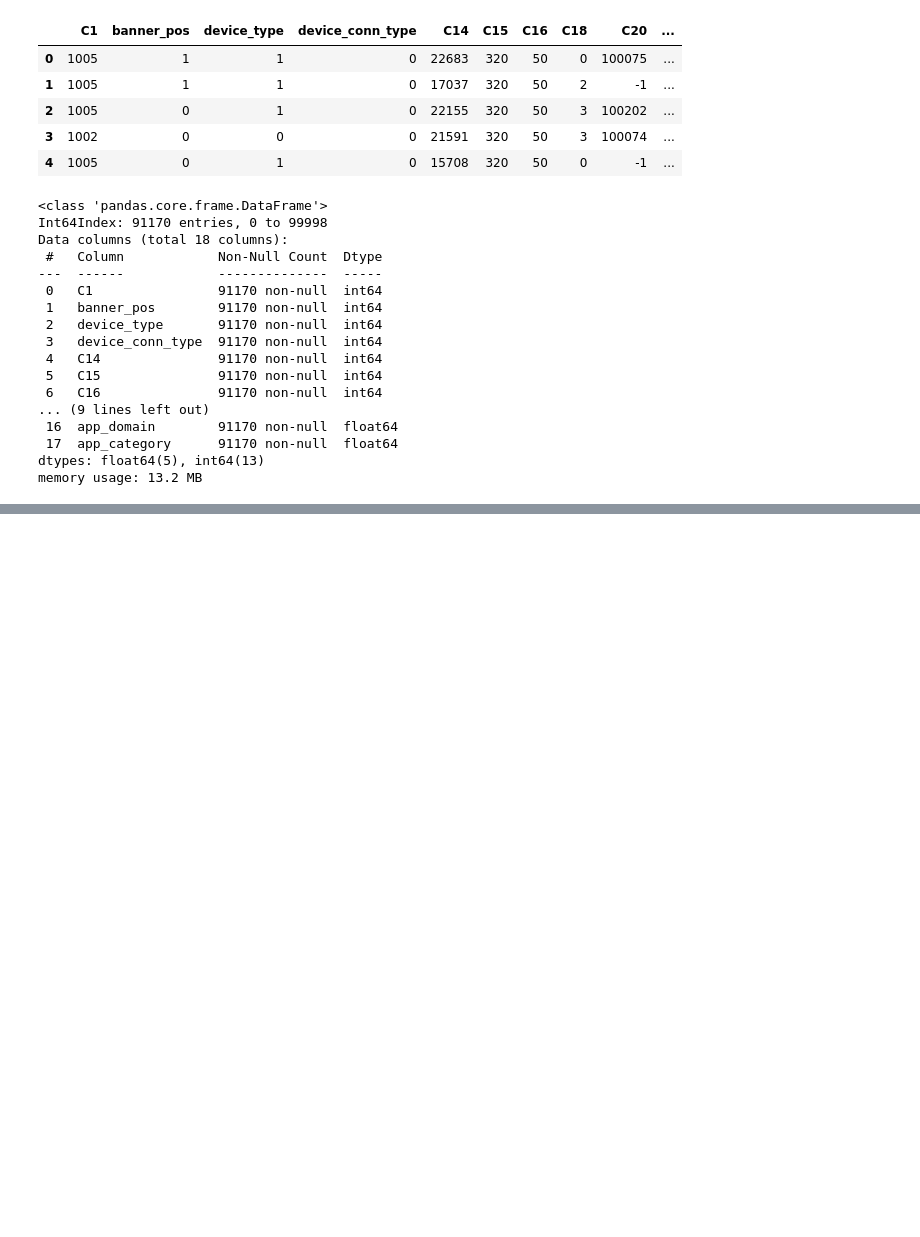
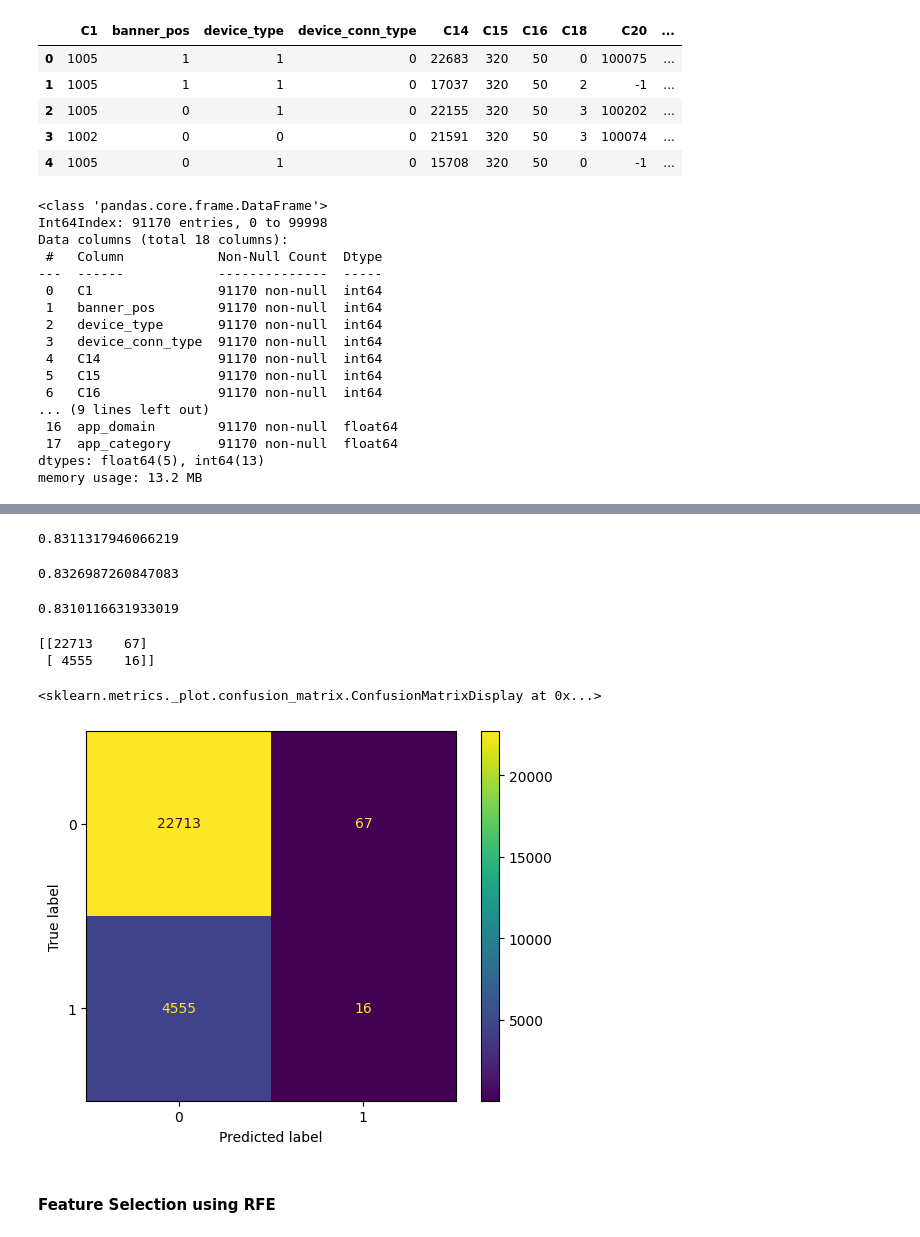
Before and after one commit to ussahil/CapstonePojectCTR, a Jupyter notebook: capstone.ipynb, the cells around one changed output, grey strips where cells are left out. Saved outputs shown, nothing was run; the diff lists cells and outputs as text; code cells hidden in the pictures; blank space fills up the shorter version.

Commit message:
Basic DT tree and spliting,encodding of data done

```diff
--- a/capstone.ipynb
+++ b/capstone.ipynb
@@ -1207,0 +1255,2 @@ memory usage: 13.2 MB
+# %%
+y =df_final.loc[:,['y']]
@@ -1207,0 +1278,8 @@ memory usage: 13.2 MB
+# %%
+# Splitting the dataset
+from sklearn.model_selection import train_test_split
+X_train,X_test,y_train,y_test = train_test_split(X,y,test_size=0.3,random_state =0)
+print(X_train.shape)
+print(X_test.shape)
+print(y_train.shape)
+print(y_test.shape)
@@ -1207,0 +1291,5 @@ memory usage: 13.2 MB
+# %%
+from sklearn.linear_model import LogisticRegression
+
+log_reg =LogisticRegression()
+log_reg.fit(X_train,y_train)
@@ -1207,0 +1311,35 @@ memory usage: 13.2 MB
+# %%
+from sklearn import metrics
+print(metrics.accuracy_score(y_train,y_train_pred))
+# %% [output]
+0.8311317946066219
+# %%
+#  Using the dummy classifier to predict
+from sklearn.dummy import DummyClassifier
+dummy_clf = DummyClassifier(strategy='most_frequent')
+dummy_clf.fit(X_train,y_train)
+dummy_pred = dummy_clf.predict(X_train)
+print(metrics.accuracy_score(y_train,dummy_pred))
+# %% [output]
+0.8326987260847083
+# %%
+## Damm we are almost predicting with the same level of prediction as the basline
+y_hat =log_reg.predict(X_test)
+print(metrics.accuracy_score(y_test,y_hat))
+# %% [output]
+0.8310116631933019
+# %%
+# Confusion matrix
+cnf_matrix = metrics.confusion_matrix(y_test, y_hat)
+print(cnf_matrix)
+metrics.ConfusionMatrixDisplay(confusion_matrix=cnf_matrix).plot()
+
+#  True predicted which were True 22713 and False which were false 16
+# major issue we predicted  false but they were actually true
+# %% [output]
+[[22713    67]
+ [ 4555    16]]
+<sklearn.metrics._plot.confusion_matrix.ConfusionMatrixDisplay at 0x...>
+[figure, added]
+# %% [markdown]
+#### Feature Selection using RFE
```
Also changed, not shown: parts of 18 cells of this notebook.
